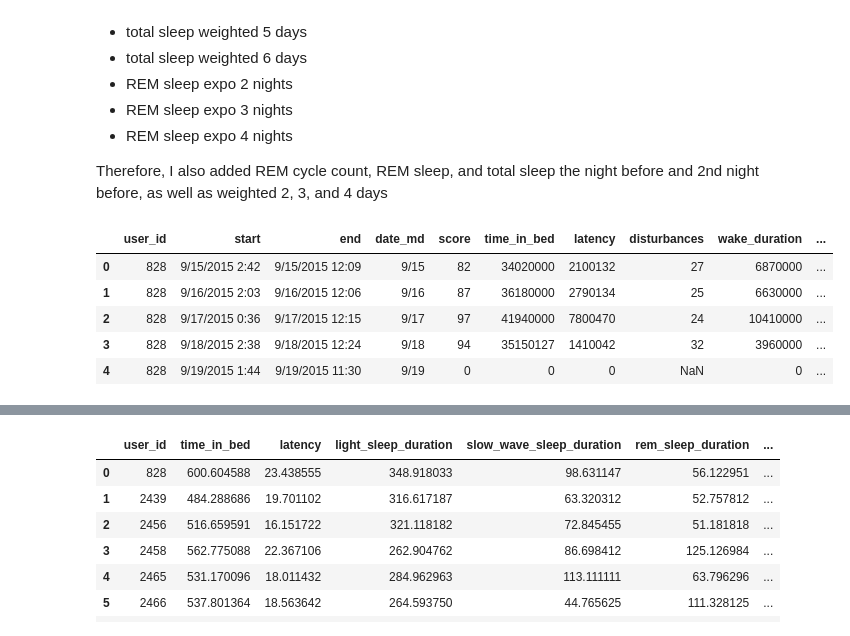
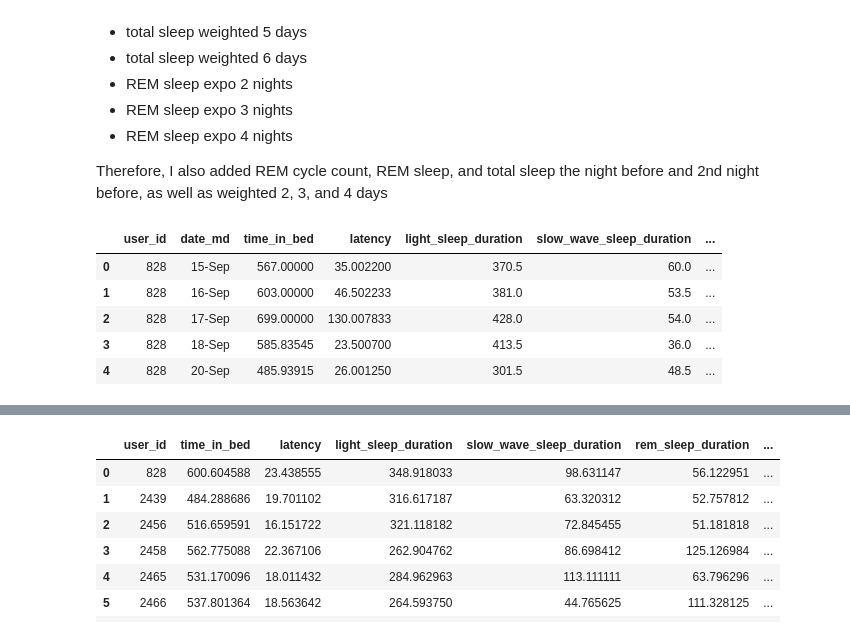
Before and after one commit to callen13/Senior_Thesis, a Jupyter notebook: Final_Regression_Results_Compiled.ipynb, the cells around one changed output, grey strips where cells are left out. Drawn from its saved outputs; the diff is of its cells as text; code cells hidden in the pictures.

```diff
--- a/Final_Regression_Results_Compiled.ipynb
+++ b/Final_Regression_Results_Compiled.ipynb
@@ -78,14 +78,14 @@ sleeps2['rem_sleep_duration'] = sleeps2['rem_sleep_duration'].divide(60000.0)
 sleeps2['sleep_duration'] = sleeps2['sleep_duration'].divide(60000.0)
 sleeps2['latency'] = sleeps2['latency'].divide(60000.0)
 # %%
-sleeps.head()
+sleeps2.head()
 # %% [output]
-|  | user_id | start | end | date_md | score | time_in_bed | latency | disturbances | wake_duration | ... |
-| 0 | 828 | 9/15/2015 2:42 | 9/15/2015 12:09 | 9/15 | 82 | 34020000 | 2100132 | 27 | 6870000 | ... |
-| 1 | 828 | 9/16/2015 2:03 | 9/16/2015 12:06 | 9/16 | 87 | 36180000 | 2790134 | 25 | 6630000 | ... |
-| 2 | 828 | 9/17/2015 0:36 | 9/17/2015 12:15 | 9/17 | 97 | 41940000 | 7800470 | 24 | 10410000 | ... |
-| 3 | 828 | 9/18/2015 2:38 | 9/18/2015 12:24 | 9/18 | 94 | 35150127 | 1410042 | 32 | 3960000 | ... |
-| 4 | 828 | 9/19/2015 1:44 | 9/19/2015 11:30 | 9/19 | 0 | 0 | 0 | NaN | 0 | ... |
+|  | user_id | date_md | time_in_bed | latency | light_sleep_duration | slow_wave_sleep_duration | ... |
+| 0 | 828 | 15-Sep | 567.00000 | 35.002200 | 370.5 | 60.0 | ... |
+| 1 | 828 | 16-Sep | 603.00000 | 46.502233 | 381.0 | 53.5 | ... |
+| 2 | 828 | 17-Sep | 699.00000 | 130.007833 | 428.0 | 54.0 | ... |
+| 3 | 828 | 18-Sep | 585.83545 | 23.500700 | 413.5 | 36.0 | ... |
+| 4 | 828 | 20-Sep | 485.93915 | 26.001250 | 301.5 | 48.5 | ... |
 # %%
 #Overall Mean
 print 'Latency Mean: ', np.mean(sleeps2['latency'])
```
Also changed, not shown: parts of 2 cells of this notebook, 1 other file.
